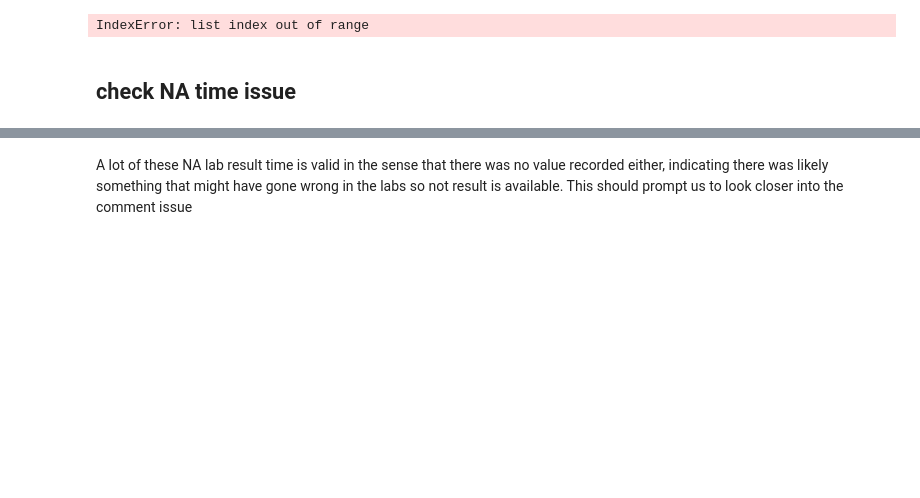
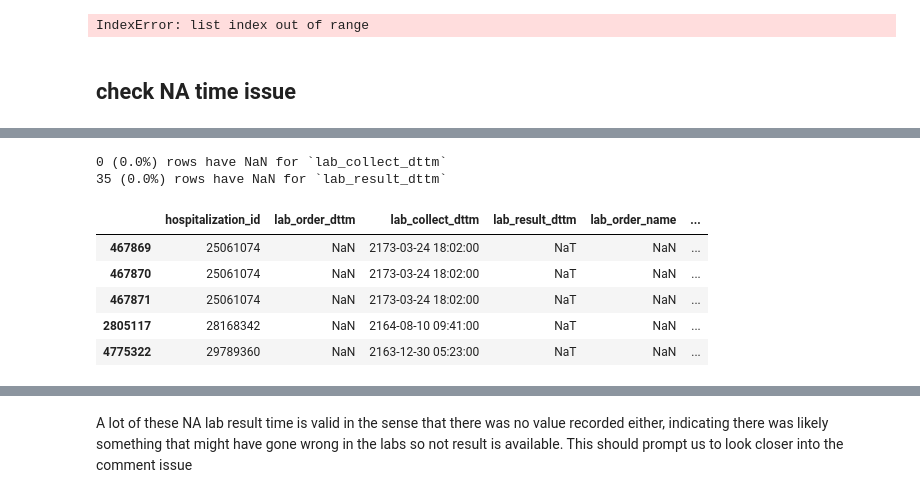
Before and after one commit to oldsandiaz/mimicclif, a Jupyter notebook: notebooks/labs_dev.ipynb, the cells around one changed output, grey strips where cells are left out. Cells and saved outputs as stored; diff of their text form; code cells hidden in the pictures; blank space fills up the shorter version.

```diff
--- a/notebooks/labs_dev.ipynb
+++ b/notebooks/labs_dev.ipynb
@@ -112,3 +171,20 @@ columns_recast.head()
+# %%
+mask = le_labs_renamed_reordered["lab_collect_dttm"].isna()
+print(f"{mask.sum()} ({mask.mean()*100:.1f}%) rows have NaN for `lab_collect_dttm`")
+
+mask = le_labs_renamed_reordered["lab_result_dttm"].isna()
+print(f"{mask.sum()} ({mask.mean()*100:.1f}%) rows have NaN for `lab_result_dttm`")
+na_result_dttm = le_labs_renamed_reordered[mask]
+na_result_dttm.head()
+# %% [output]
+0 (0.0%) rows have NaN for `lab_collect_dttm`
+35 (0.0%) rows have NaN for `lab_result_dttm`
+|  | hospitalization_id | lab_order_dttm | lab_collect_dttm | lab_result_dttm | lab_order_name | ... |
+| 467869 | 25061074 | NaN | 2173-03-24 18:02:00 | NaT | NaN | ... |
+| 467870 | 25061074 | NaN | 2173-03-24 18:02:00 | NaT | NaN | ... |
+| 467871 | 25061074 | NaN | 2173-03-24 18:02:00 | NaT | NaN | ... |
+| 2805117 | 28168342 | NaN | 2164-08-10 09:41:00 | NaT | NaN | ... |
+| 4775322 | 29789360 | NaN | 2163-12-30 05:23:00 | NaT | NaN | ... |
 # %%
 mask = columns_recast["lab_collect_dttm"].isna()
 print(f"{mask.sum()} ({mask.mean()*100:.1f}%) rows have NaN for `lab_collect_dttm`")
```
Also changed, not shown: parts of 19 cells of this notebook, 1 other file.
